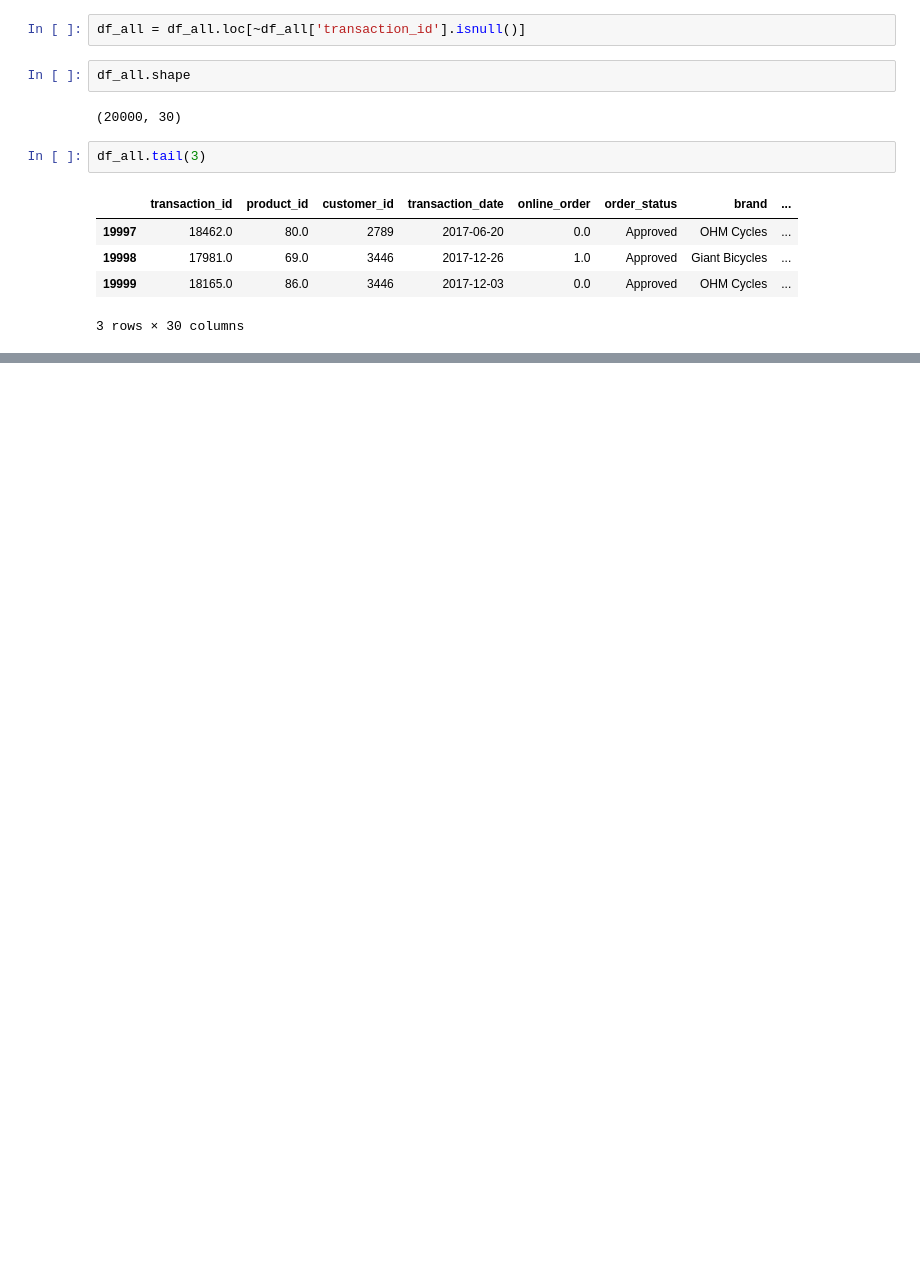
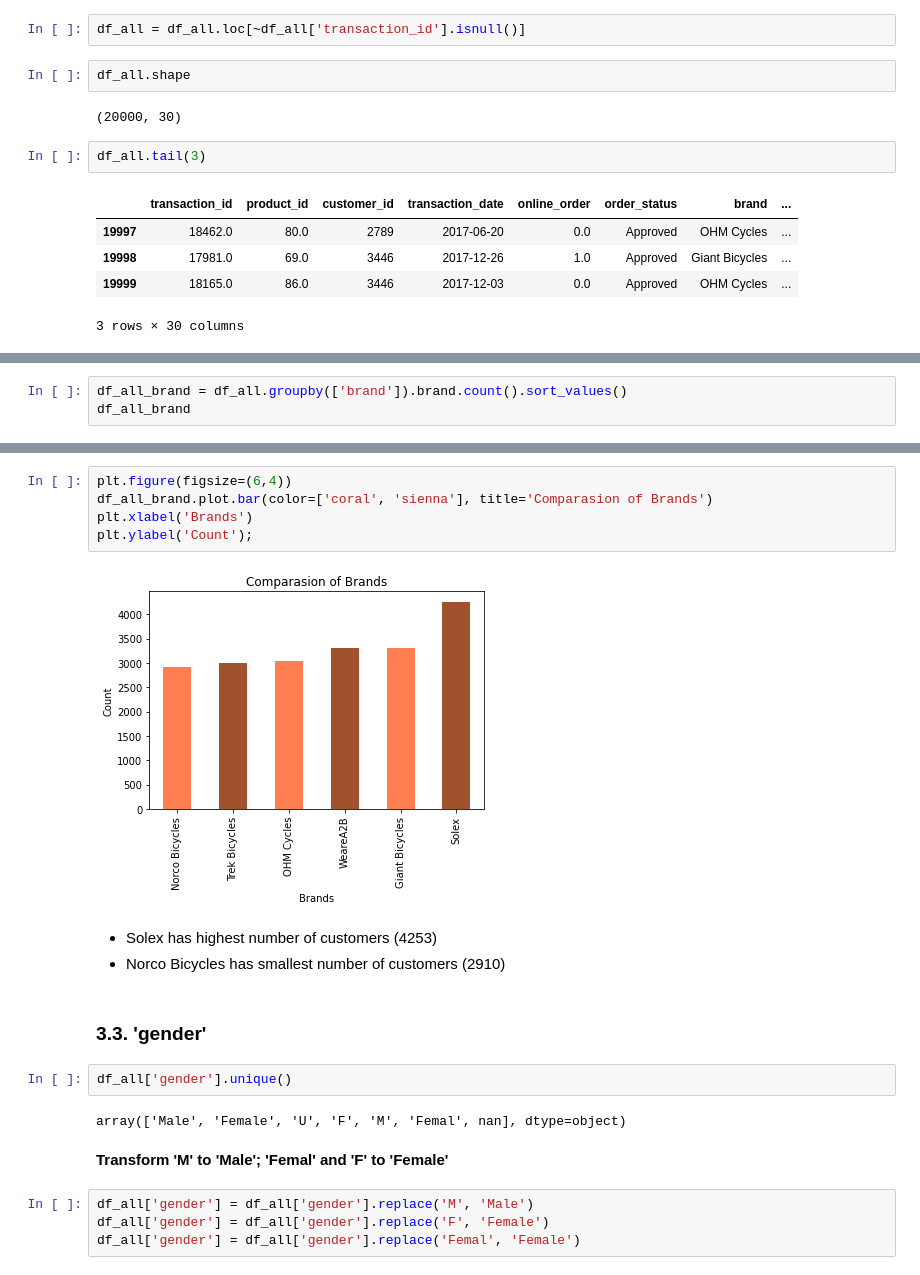
Before and after one commit to vynguyen293/KPMG-Data-Analytics, a Jupyter notebook: KPMG-Data-Analytics-about-Sprocket-Central-Pty-Ltd..ipynb, the cells around one changed output, grey strips where cells are left out. Saved outputs shown, nothing was run; the diff lists cells and outputs as text; blank space fills up the shorter version.

```diff
--- a/KPMG-Data-Analytics-about-Sprocket-Central-Pty-Ltd..ipynb
+++ b/KPMG-Data-Analytics-about-Sprocket-Central-Pty-Ltd..ipynb
@@ -347,0 +450,3 @@ The Table has 20000 rows and 30 columns.
+# %%
+df_all_brand = df_all.groupby(['brand']).brand.count().sort_values()
+df_all_brand
@@ -347,0 +462,22 @@ The Table has 20000 rows and 30 columns.
+# %%
+plt.figure(figsize=(6,4))
+df_all_brand.plot.bar(color=['coral', 'sienna'], title='Comparasion of Brands')
+plt.xlabel('Brands')
+plt.ylabel('Count');
+# %% [output]
+[figure, added]
+# %% [markdown]
+- Solex has highest number of customers (4253)
+- Norco Bicycles has smallest number of customers (2910)
+# %% [markdown]
+### 3.3. 'gender'
+# %%
+df_all['gender'].unique()
+# %% [output]
+array(['Male', 'Female', 'U', 'F', 'M', 'Femal', nan], dtype=object)
+# %% [markdown]
+**Transform 'M' to 'Male'; 'Femal' and 'F' to 'Female'**
+# %%
+df_all['gender'] = df_all['gender'].replace('M', 'Male')
+df_all['gender'] = df_all['gender'].replace('F', 'Female')
+df_all['gender'] = df_all['gender'].replace('Femal', 'Female')
```
Also changed, not shown: parts of 38 cells of this notebook.
